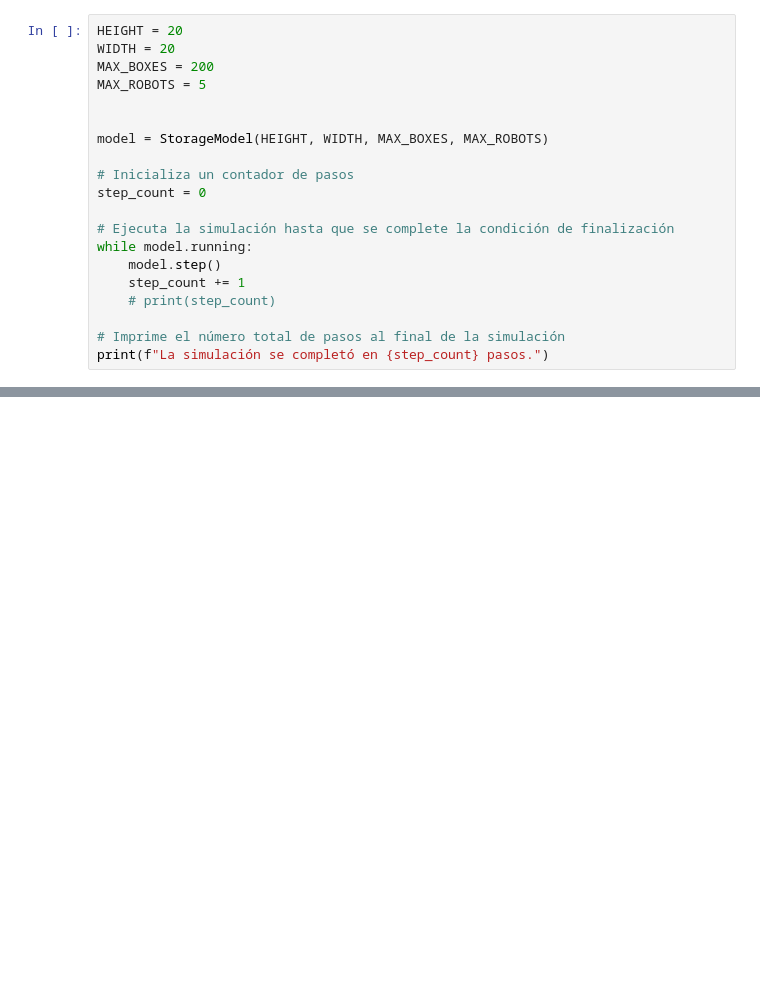
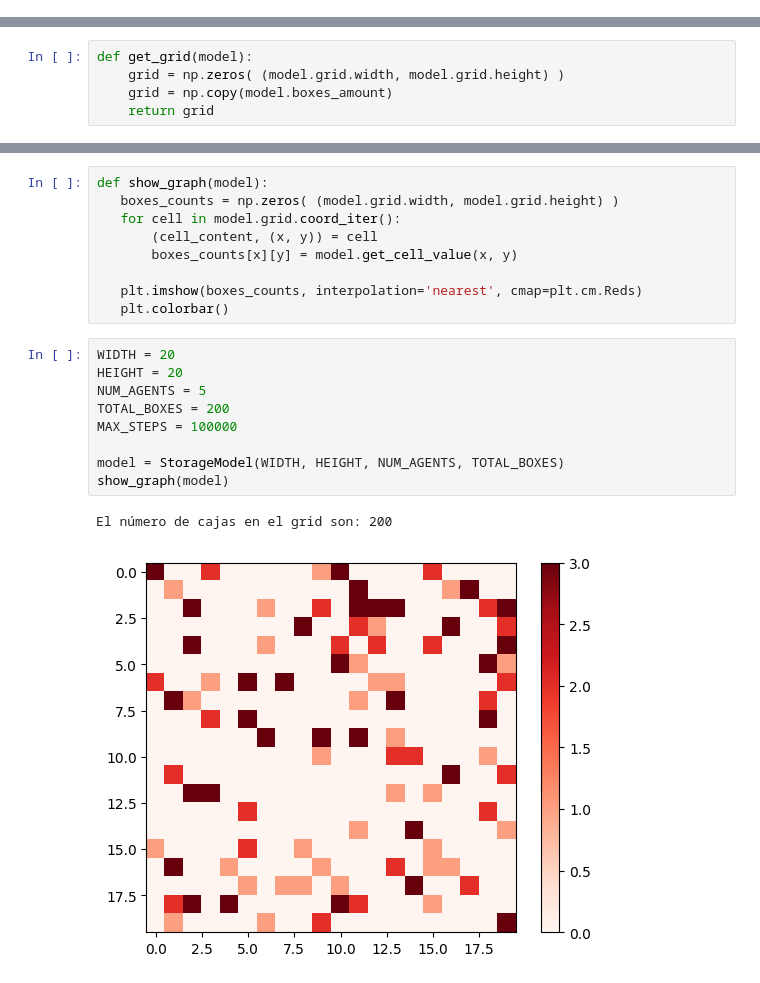
Before and after one commit to DHurtado714-itesm/tc2008b, a Jupyter notebook: AI1/StorageModel.ipynb, the cells around one changed output, grey strips where cells are left out. Cells and saved outputs as stored; diff of their text form; blank space fills up the shorter version.

```diff
--- a/AI1/StorageModel.ipynb
+++ b/AI1/StorageModel.ipynb
@@ -137,20 +68,0 @@ class StorageModel(Model):
-# %%
-HEIGHT = 20
-WIDTH = 20
-MAX_BOXES = 200
-MAX_ROBOTS = 5
-
-
-model = StorageModel(HEIGHT, WIDTH, MAX_BOXES, MAX_ROBOTS)
-
-# Inicializa un contador de pasos
-step_count = 0
-
-# Ejecuta la simulación hasta que se complete la condición de finalización
-while model.running:
-    model.step()
-    step_count += 1
-    # print(step_count)
-
-# Imprime el número total de pasos al final de la simulación
-print(f"La simulación se completó en {step_count} pasos.")
@@ -158,0 +136,5 @@ KeyboardInterrupt:
+# %%
+def get_grid(model):
+    grid = np.zeros( (model.grid.width, model.grid.height) )
+    grid = np.copy(model.boxes_amount)
+    return grid
@@ -158,0 +228,21 @@ KeyboardInterrupt:
+# %%
+def show_graph(model):
+   boxes_counts = np.zeros( (model.grid.width, model.grid.height) )
+   for cell in model.grid.coord_iter():
+       (cell_content, (x, y)) = cell
+       boxes_counts[x][y] = model.get_cell_value(x, y)
+
+   plt.imshow(boxes_counts, interpolation='nearest', cmap=plt.cm.Reds)
+   plt.colorbar()
+# %%
+WIDTH = 20
+HEIGHT = 20
+NUM_AGENTS = 5
+TOTAL_BOXES = 200
+MAX_STEPS = 100000
+
+model = StorageModel(WIDTH, HEIGHT, NUM_AGENTS, TOTAL_BOXES)
+show_graph(model)
+# %% [output]
+El número de cajas en el grid son: 200
+[figure, added]
```
Also changed, not shown: parts of 17 cells of this notebook, 1 other file.
